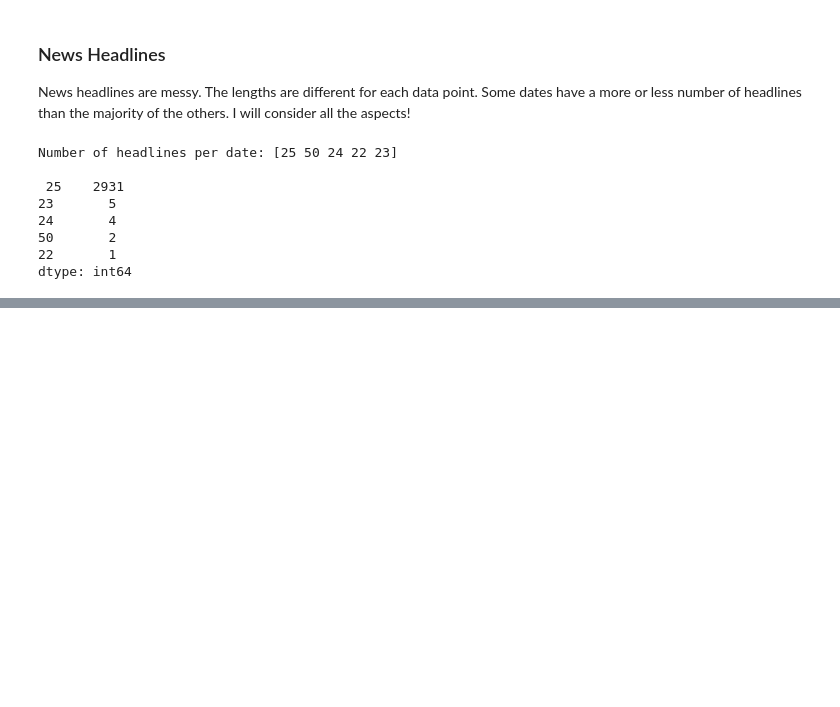
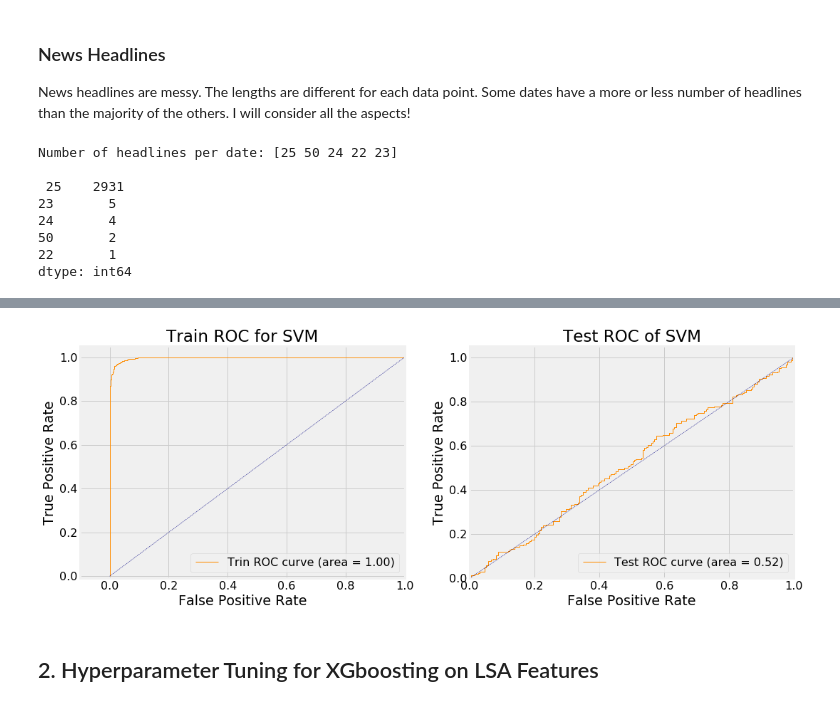
Before and after one commit to Kearlay/market_prediction, a Jupyter notebook: market_prediction_news.ipynb, the cells around one changed output, grey strips where cells are left out. Saved outputs shown, nothing was run; the diff lists cells and outputs as text; code cells hidden in the pictures; blank space fills up the shorter version.

```diff
--- a/market_prediction_news.ipynb
+++ b/market_prediction_news.ipynb
@@ -312,11 +321,6 @@ def test_split(X, y_1, y_2, test_size=0.2, apply_vectorizer='count', ngram_range
 (X_train, X_test), (bi_y_train, bi_y_test), (mul_y_train, mul_y_test) = \
                                     test_split(headlines, binary_labels,
                                                multi_labels, apply_vectorizer='tfidf', ngram_range=(1,2))
-# %%
-# TF-IDF Vectorization
-(X_train, X_test), (bi_y_train, bi_y_test), (mul_y_train, mul_y_test) = \
-                                    test_split(headlines, binary_labels,
-                                               multi_labels, apply_vectorizer='tfidf', ngram_range=(1,1))
 # %% [markdown]
 ## Feature Selection
 
@@ -477,14 +477,0 @@ svm_prob = best_svc.decision_function(chi2_vec)
-# %%
-fpr, tpr, thresholds = roc_curve(bi_y_train, svm_prob)
-
-auc_svm = auc(fpr, tpr)
-
-plt.figure(figsize=(7,6))
-plt.plot(fpr, tpr, color='darkorange', lw=1, label='ROC curve (area = %0.2f)' % auc_svm)
-plt.plot([0, 1], [0, 1], color='navy', lw=0.5, linestyle='--')
-plt.xlim([-0.1, 1.0])
-plt.ylim([-.01, 1.05])
-plt.xlabel('False Positive Rate')
-plt.ylabel('True Positive Rate')
-plt.title('ROC for SVM')
-plt.legend(loc="lower right")
@@ -539,0 +484,35 @@ history = model.fit(X_train.toarray(), y_train.reshape(-1, 1), batch_size=16, ep
+# %%
+svm_prob_test = best_svc.decision_function(chi2_vec_test)
+svm_prob_train = best_svc.decision_function(chi2_vec)
+
+fpr_test, tpr_test, thresholds_test = roc_curve(bi_y_test, svm_prob_test)
+fpr_train, tpr_train, thresholds_train = roc_curve(bi_y_train, svm_prob_train)
+
+auc_svm_test = auc(fpr_test, tpr_test)
+auc_svm_train = auc(fpr_train, tpr_train)
+
+fig, (ax1, ax2) = plt.subplots(1, 2, figsize=(16,6))
+
+ax1.plot(fpr_train, tpr_train, color='darkorange', lw=1, label='Trin ROC curve (area = %0.2f)' % auc_svm)
+ax1.plot([0, 1], [0, 1], color='navy', lw=0.5, linestyle='--')
+ax1.set_xlim([-0.1, 1.0])
+ax1.set_ylim([-.01, 1.05])
+ax1.set_xlabel('False Positive Rate')
+ax1.set_ylabel('True Positive Rate')
+ax1.set_title('Train ROC for SVM')
+ax1.legend(loc="lower right")
+
+ax2.plot(fpr_test, tpr_test, color='darkorange', lw=1, label='Test ROC curve (area = %0.2f)' % auc_svm_test)
+ax2.plot([0, 1], [0, 1], color='navy', lw=0.5, linestyle='--')
+ax2.set_xlim([0.0, 1.0])
+ax2.set_ylim([0.0, 1.05])
+ax2.set_xlabel('False Positive Rate')
+ax2.set_ylabel('True Positive Rate')
+ax2.set_title('Test ROC of SVM')
+ax2.legend(loc="lower right")
+
+plt.show()
+# %% [output]
+[figure, added]
+# %% [markdown]
+## 2. Hyperparameter Tuning for XGboosting on LSA Features
```
Also changed, not shown: parts of 30 cells of this notebook.
